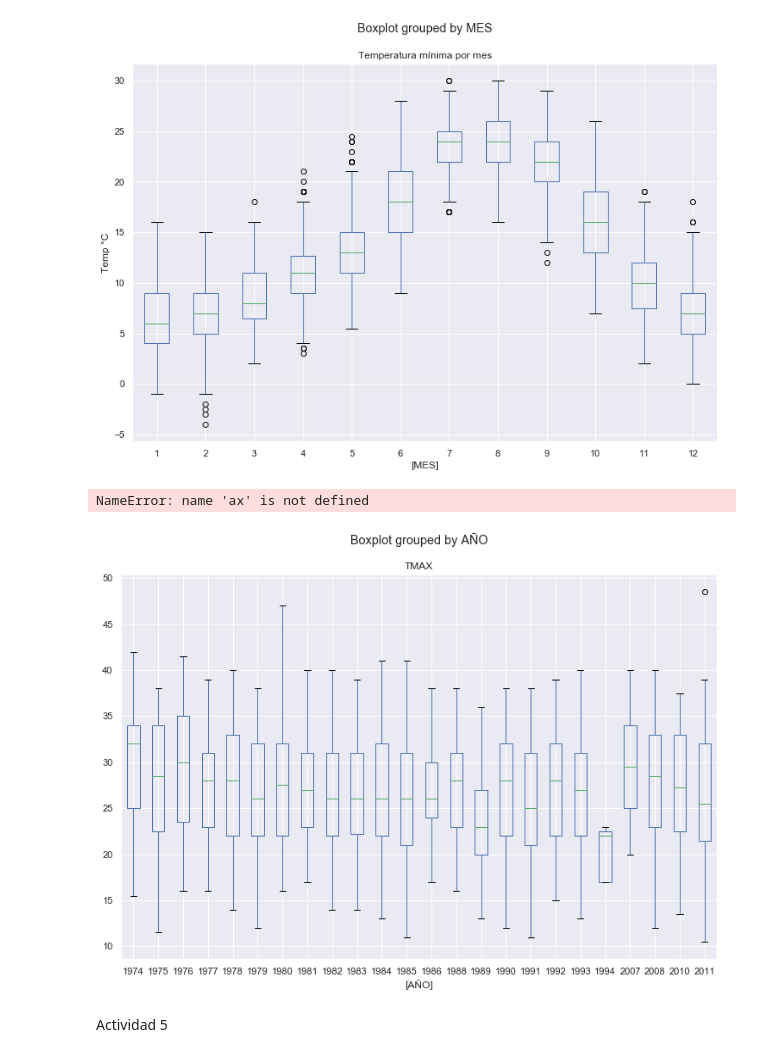
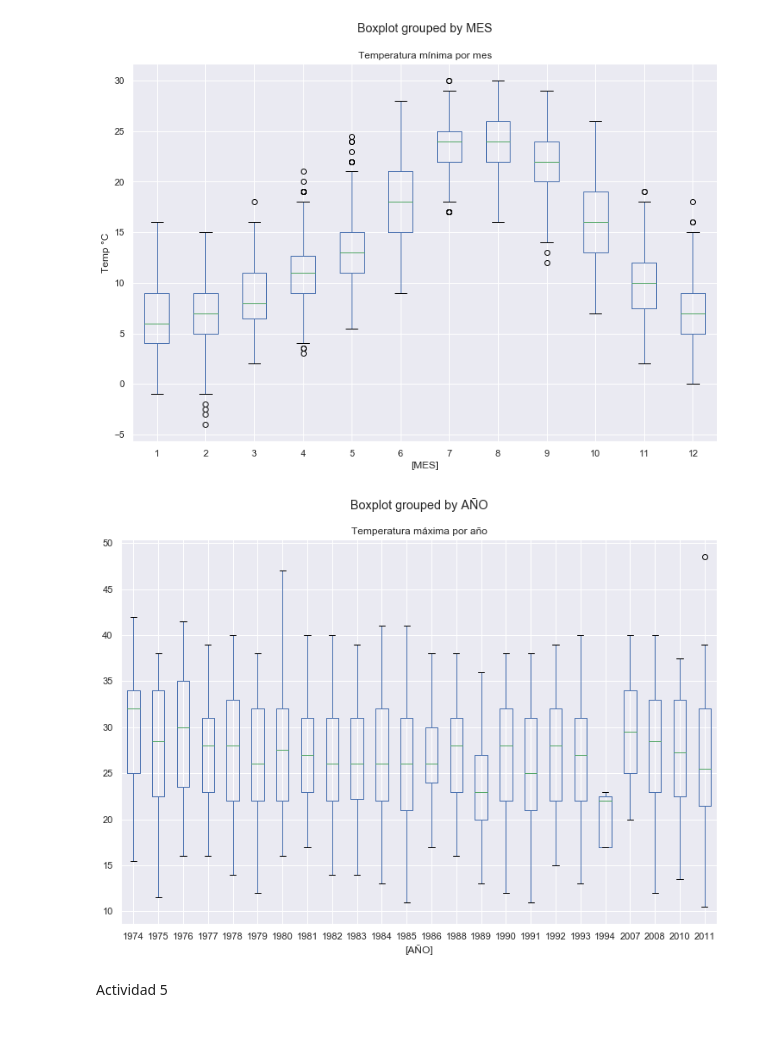
Before and after one commit to FidelNavarro/computacional, a Jupyter notebook: Actividad5/Actividad5.ipynb, the cells around one changed output. Cells and saved outputs as stored; diff of their text form; code cells hidden in the pictures.

```diff
--- a/Actividad5/Actividad5.ipynb
+++ b/Actividad5/Actividad5.ipynb
@@ -571,18 +571,15 @@ plt.show()
 # %%
 #ax = sns.boxplot(x="AÑO", y="TMAX", data=df)
 #plt.xticks(rotation=45)
 #plt.title("Temperatura máxima por año")
 #plt.ylabel ("Temp °C")
 
 df4=pd.DataFrame({"AÑO" : df.AÑO, "TMAX" : df.TMAX})
 df4.boxplot(by="AÑO")
-ax.set_xticks(range(10))
-ax.set_xticklabels(range(10))
 plt.title("Temperatura máxima por año")
 plt.show()
 # %% [output]
-NameError: name 'ax' is not defined
-[figure, old version]
+[figure, new version]
 # %%
 #ax = sns.boxplot(x="AÑO", y="TMIN", data=df)
 #plt.xticks(rotation=45)
```
Also changed, not shown: parts of 1 cell of this notebook.
